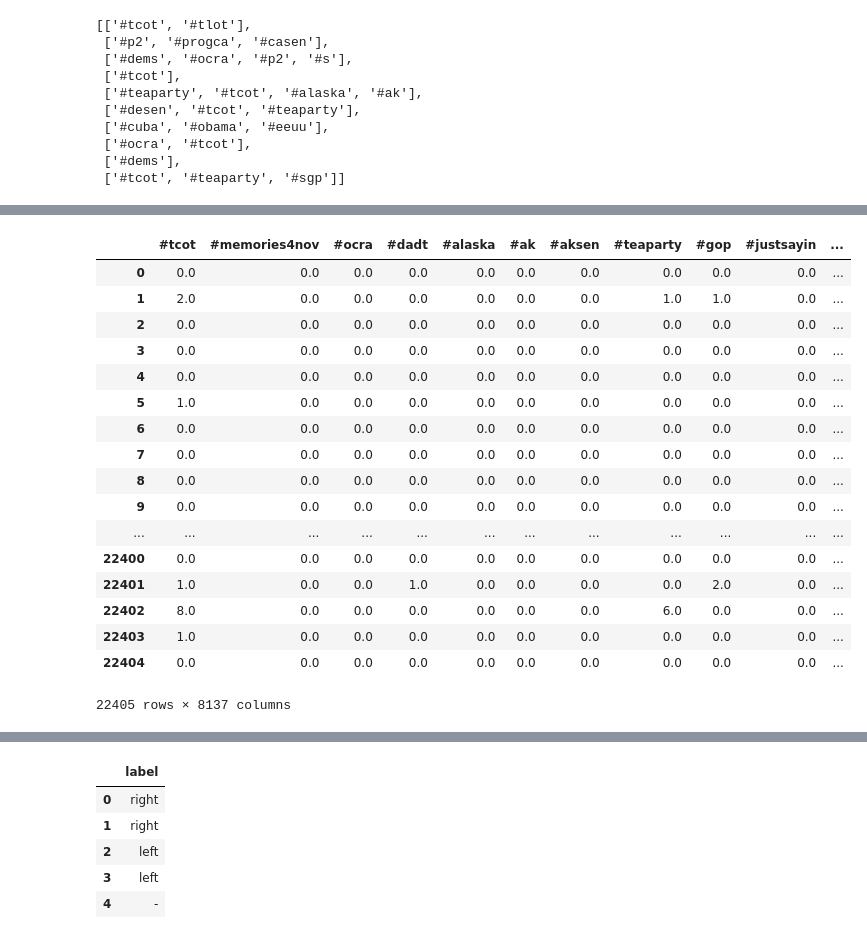
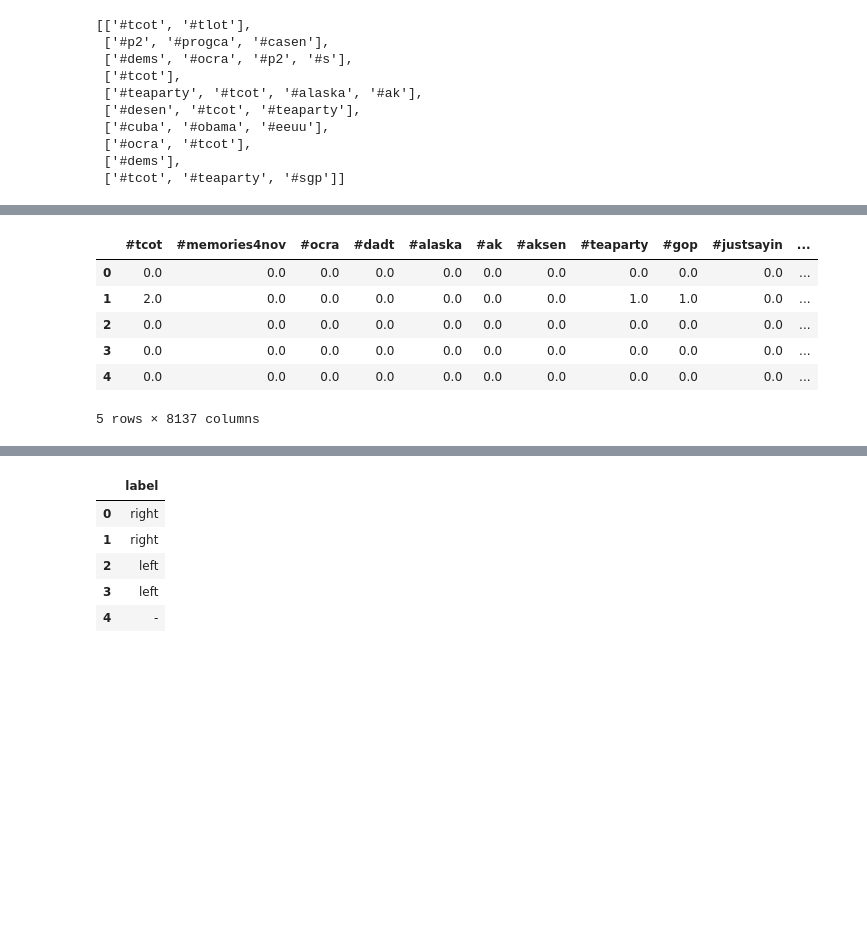
Before and after one commit to davidkml/pgm-polarity, a Jupyter notebook: graph-vis.ipynb, the cells around one changed output, grey strips where cells are left out. Saved outputs shown, nothing was run; the diff lists cells and outputs as text; code cells hidden in the pictures; blank space fills up the shorter version.

```diff
--- a/graph-vis.ipynb
+++ b/graph-vis.ipynb
@@ -169,26 +169,15 @@ bag_of_tags = get_bag_of_tags(all_graph, vocab)
 # put into a pandas and perform PCA
 tags_df = pd.DataFrame(data=bag_of_tags, columns=vocab.keys())
 # %%
-tags_df
+tags_df.head()
 # %% [output]
 |  | #tcot | #memories4nov | #ocra | #dadt | #alaska | #ak | #aksen | #teaparty | #gop | #justsayin | ... |
 | 0 | 0.0 | 0.0 | 0.0 | 0.0 | 0.0 | 0.0 | 0.0 | 0.0 | 0.0 | 0.0 | ... |
 | 1 | 2.0 | 0.0 | 0.0 | 0.0 | 0.0 | 0.0 | 0.0 | 1.0 | 1.0 | 0.0 | ... |
 | 2 | 0.0 | 0.0 | 0.0 | 0.0 | 0.0 | 0.0 | 0.0 | 0.0 | 0.0 | 0.0 | ... |
 | 3 | 0.0 | 0.0 | 0.0 | 0.0 | 0.0 | 0.0 | 0.0 | 0.0 | 0.0 | 0.0 | ... |
 | 4 | 0.0 | 0.0 | 0.0 | 0.0 | 0.0 | 0.0 | 0.0 | 0.0 | 0.0 | 0.0 | ... |
-| 5 | 1.0 | 0.0 | 0.0 | 0.0 | 0.0 | 0.0 | 0.0 | 0.0 | 0.0 | 0.0 | ... |
-| 6 | 0.0 | 0.0 | 0.0 | 0.0 | 0.0 | 0.0 | 0.0 | 0.0 | 0.0 | 0.0 | ... |
-| 7 | 0.0 | 0.0 | 0.0 | 0.0 | 0.0 | 0.0 | 0.0 | 0.0 | 0.0 | 0.0 | ... |
-| 8 | 0.0 | 0.0 | 0.0 | 0.0 | 0.0 | 0.0 | 0.0 | 0.0 | 0.0 | 0.0 | ... |
-| 9 | 0.0 | 0.0 | 0.0 | 0.0 | 0.0 | 0.0 | 0.0 | 0.0 | 0.0 | 0.0 | ... |
-| ... | ... | ... | ... | ... | ... | ... | ... | ... | ... | ... | ... |
-| 22400 | 0.0 | 0.0 | 0.0 | 0.0 | 0.0 | 0.0 | 0.0 | 0.0 | 0.0 | 0.0 | ... |
-| 22401 | 1.0 | 0.0 | 0.0 | 1.0 | 0.0 | 0.0 | 0.0 | 0.0 | 2.0 | 0.0 | ... |
-| 22402 | 8.0 | 0.0 | 0.0 | 0.0 | 0.0 | 0.0 | 0.0 | 6.0 | 0.0 | 0.0 | ... |
-| 22403 | 1.0 | 0.0 | 0.0 | 0.0 | 0.0 | 0.0 | 0.0 | 0.0 | 0.0 | 0.0 | ... |
-| 22404 | 0.0 | 0.0 | 0.0 | 0.0 | 0.0 | 0.0 | 0.0 | 0.0 | 0.0 | 0.0 | ... |
-22405 rows × 8137 columns
+5 rows × 8137 columns
 # %%
 norm_tags = pd.DataFrame(data=StandardScaler().fit_transform(tags_df), columns=vocab.keys())
 # %%
```
Also changed, not shown: parts of 8 cells of this notebook.
